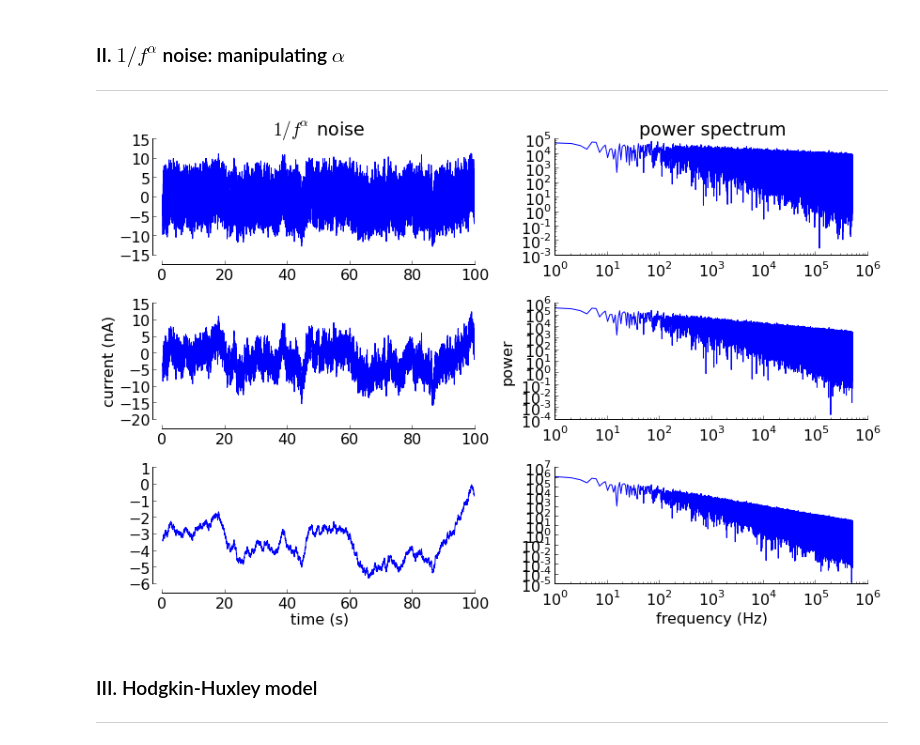
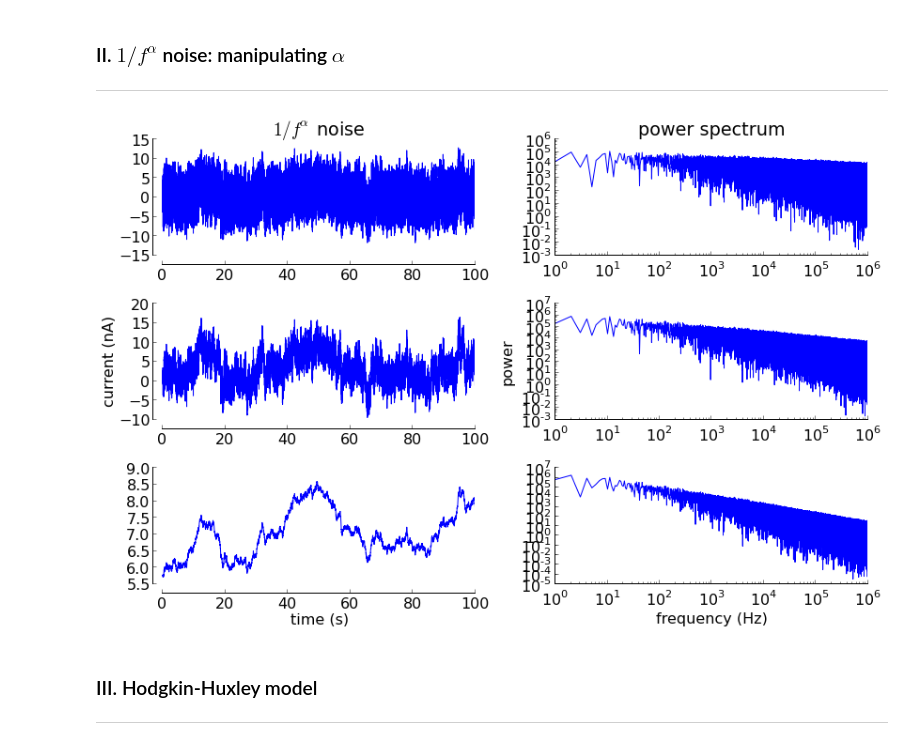
Before and after one commit to bps10/bps10.github.com, a Jupyter notebook: notebooks/Natural scenes.ipynb, the cells around one changed output. Saved outputs shown, nothing was run; the diff lists cells and outputs as text; code cells hidden in the pictures.

```diff
--- a/notebooks/Natural scenes.ipynb
+++ b/notebooks/Natural scenes.ipynb
@@ -35,7 +35,7 @@ import numpy as np
 import matplotlib.pylab as plt
 
 dt = 0.01 # in msec
-tim = 10000 # in msec
+tim = 20000 # in msec
 
 def TufteAxis(ax, log=False):
     ax.spines['top'].set_visible(False)
@@ -100,9 +100,9 @@ def CorrelatedNoise1D(numSamples, standardDev=0.3, meanValue=0, alphaValue=1, se
 ***
 # %%
 # Generate noise stimuli with various degrees of correlation:
-stimA = CorrelatedNoise1D(tim / dt, 5, 0, 0.5, 2)
-stimB = CorrelatedNoise1D(tim / dt, 5, 0, 1, 2)
-stimC = CorrelatedNoise1D(tim / dt, 5, 0, 2, 2)
+stimA = CorrelatedNoise1D(tim / dt, 5, 0, 0.5, 3)
+stimB = CorrelatedNoise1D(tim / dt, 5, 0, 1, 3)
+stimC = CorrelatedNoise1D(tim / dt, 5, 0, 2, 3)
 
 # Compute power spectrum:
 powerA = abs(np.fft.fftshift(np.real(np.fft.fft(stimA))))
@@ -119,34 +119,34 @@ ax2 = fig.add_subplot(322)
 ax3 = fig.add_subplot(323)
 ax4 = fig.add_subplot(324)
 ax5 = fig.add_subplot(325)
 ax6 = fig.add_subplot(326)
 
 ax1.plot(np.arange(0, 100 / dt) * dt, stimA[0:100 / dt])
 ax2.loglog(powerA[len(powerA) / 2 + 2:-1])
 ax3.plot(np.arange(0, 100 / dt) * dt, stimB[0:100 / dt])
 ax4.loglog(powerB[len(powerB) / 2 + 2:-1])
 ax5.plot(np.arange(0, 100 / dt) * dt, stimC[0:100 / dt])
 ax6.loglog(powerC[len(powerC) / 2 + 2:-1])
 
 
 TufteAxis(ax1)
 TufteAxis(ax2, True)
 TufteAxis(ax3)
 TufteAxis(ax4, True)
 TufteAxis(ax5)
 TufteAxis(ax6, True)
 
 ax1.set_title('$1/f^{\\alpha}$ noise')
 ax2.set_title('power spectrum')
 ax3.set_ylabel('current (nA)')
 ax4.set_ylabel('power')
 ax5.set_xlabel('time (s)')
 ax6.set_xlabel('frequency (Hz)')
 
 plt.tight_layout()
 plt.show()
 # %% [output]
-[figure, old version]
+[figure, new version]
 # %% [markdown]
 ### III. Hodgkin-Huxley model
 ***
```
Also changed, not shown: parts of 4 cells of this notebook.
